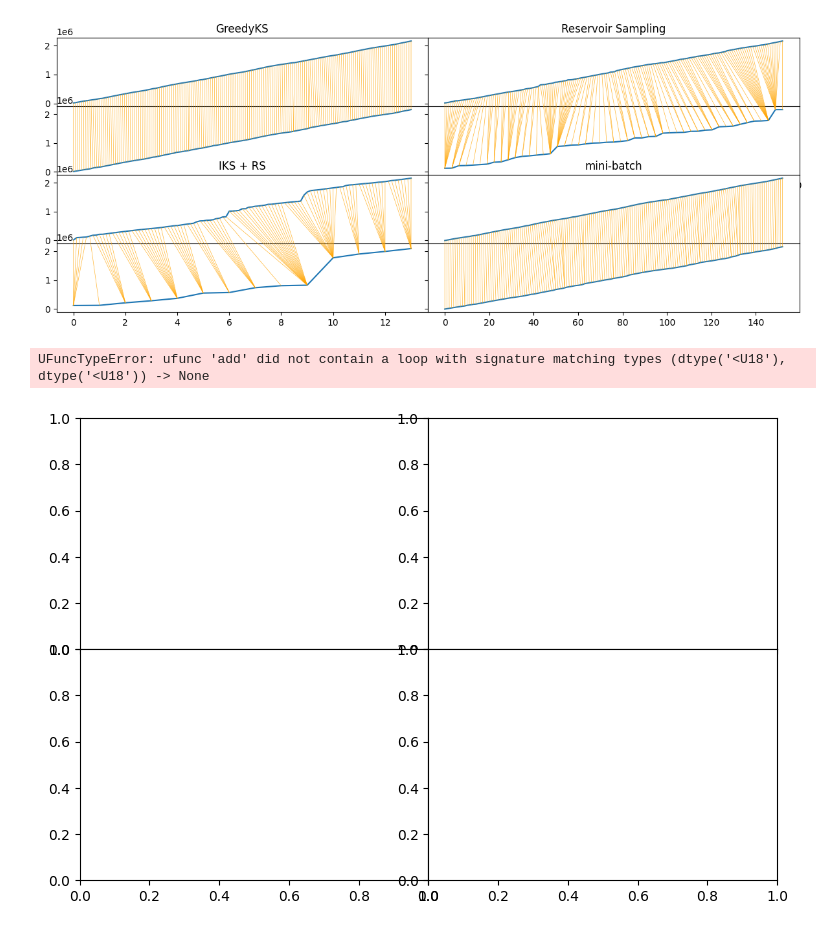
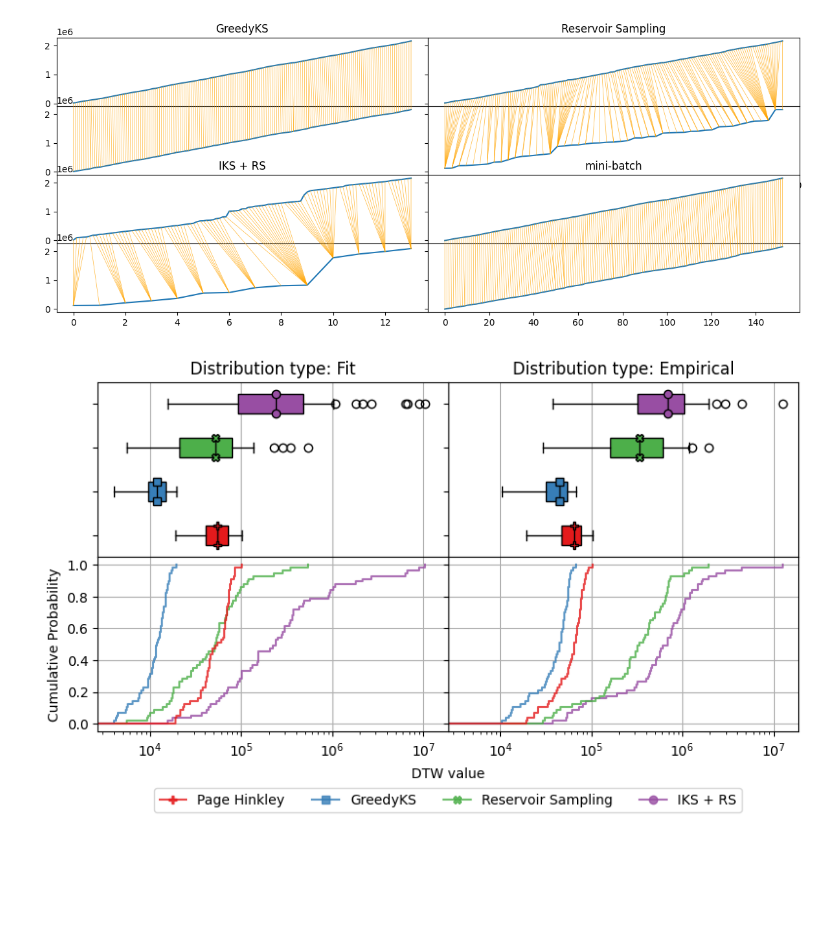
Before and after one commit to thalistdg/TCC, a Jupyter notebook: src/detect_drifts.ipynb, the cells around one changed output. Drawn from its saved outputs; the diff is of its cells as text; code cells hidden in the pictures; blank space fills up the shorter version.

Commit message:
fix plot with dtw

```diff
--- a/src/detect_drifts.ipynb
+++ b/src/detect_drifts.ipynb
@@ -178,3 +237,33 @@ mini-batch
+# %%
+def read_all_weeks(file_names):
+    results_all_fit = []
+    results_all_empirical = []
+
+    for file_name in file_names:
+        results = pd.read_pickle(f'../results/{file_name}')
+
+        results_times = {}
+        results_drifts = {}
+        dict_one_week = {}
+
+        for exp_type in results:
+            results_drifts[exp_type] = results[exp_type][0]
+            results_times[exp_type] = results[exp_type][1]
+
+            dict_one_week[exp_type] = {k:dtaidistance.dtw.distance(results_drifts[exp_type].get(k, []), results_drifts[exp_type]['mini-batch'])
+                                            for k in util.approx_methods}
+
+
+        results_one_week_fit = pd.DataFrame(dict_one_week['fit'], index=[''])
+        results_all_fit.append(results_one_week_fit)
+
+        results_one_week_empirical = pd.DataFrame(dict_one_week['empirical'], index=[''])
+        results_all_empirical.append(results_one_week_empirical)
+
+
+    return pd.concat(results_all_fit), pd.concat(results_all_empirical)
+# %%
+results_dtw = read_all_weeks(file_names)
 # %%
 axes_prop_cycle = {
     'markersize':[8]*20,
@@ -194,39 +283,39 @@ def show_results(results, axs, d_type, legend=False):
     for i, j, k, l in zip(bps['boxes'], bps['medians'], axes_prop_cycle['marker'][3::-1], axes_prop_cycle['color']):
         i.set_facecolor(l)
         j.set_color('black')
         j.set_marker(k)
         j.set_markevery(1)
         j.set_markerfacecolor(l)
 
-    sns.ecdfplot(results, log_scale=True, ax=axs[1], legend=legend, alpha=0.8)
+    sns.ecdfplot(results, log_scale=True, ax=axs[1], legend=legend, alpha=0.8, palette=axes_prop_cycle['color'][:4])
     axs[1].grid()
     axs[1].set_ylim([-0.05, 1.05])
 
     return bps
 
-fig, axs = plt.subplots(2,2, sharex=True, figsize=(9,6), gridspec_kw={'hspace':0.0, 'wspace':0.0})
+fig, axs = plt.subplots(2,2, sharex=True, figsize=(8,5), gridspec_kw={'hspace':0.0, 'wspace':0.0})
 
-for e, (i,j) in enumerate(zip(results_dtw, axs.T)):
-    zz = show_results(results_dtw[i], j, i, e == 1)
+for e, (i,j, k) in enumerate(zip(results_dtw, axs.T, ['Fit', 'Empirical'])):
+    zz = show_results(results_dtw[e], j, k, e == 0)
     j[0].set_yticklabels([])
 
     if e:
         j[1].set_yticklabels([])
         j[1].set_ylabel('')
 
 
 axs[1,0].set_ylabel('Cumulative Probability')
 axs[1,1].set_xlabel('DTW value')
-sns.move_legend(axs[1,1], loc='lower center', ncol=5, bbox_to_anchor=(0.5, -0.45))
+axs[1,1].xaxis.set_label_coords(0, -.2)
+sns.move_legend(axs[1,0], loc='lower center', ncol=5, bbox_to_anchor=(1.0, -0.5))
 
-for i, j in zip(axs[1,1].legend_.legendHandles, axes_prop_cycle['marker'][3::-1]):
+for i, j in zip(axs[1,0].legend_.legendHandles, axes_prop_cycle['marker'][3::-1]):
     i.set_marker(j)
-    i.set_markersize(8)
+    i.set_markersize(6)
 
 
 fig.tight_layout()
 
 # fig.savefig('./data_pdf_files/call_center.pdf')
 # %% [output]
-UFuncTypeError: ufunc 'add' did not contain a loop with signature matching types (dtype('<U18'), dtype('<U18')) -> None
-[figure, old version]
+[figure, new version]
```
Also changed, not shown: parts of 4 cells of this notebook.
